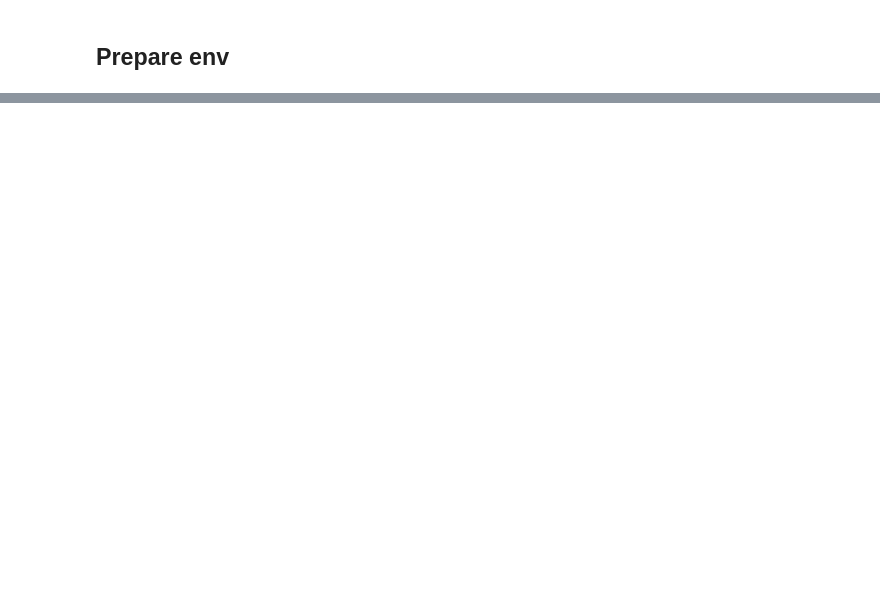
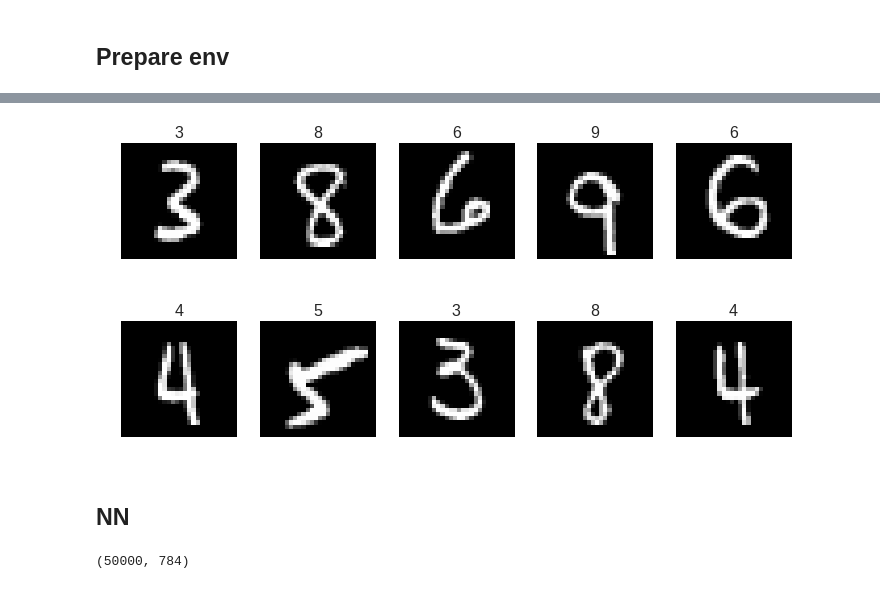
Before and after one commit to nmpacheco/colab, a Jupyter notebook: testing_env.ipynb, the cells around one changed output, grey strips where cells are left out. Saved outputs shown, nothing was run; the diff lists cells and outputs as text; code cells hidden in the pictures; blank space fills up the shorter version.

```diff
--- a/testing_env.ipynb
+++ b/testing_env.ipynb
@@ -97,0 +104,9 @@ True
+# %%
+def plots(ims, figsize=(12,6), rows=2, titles=None):
+    f = plt.figure(figsize=figsize)
+    cols = len(ims)//rows
+    for i in range(len(ims)):
+        sp = f.add_subplot(rows, cols, i+1)
+        sp.axis('Off')
+        if titles is not None: sp.set_title(titles[i], fontsize=16)
+        plt.imshow(ims[i], cmap='gray')
@@ -97,0 +125,6 @@ True
+# %%
+plots(x_imgs[:10], titles=y_valid[:10])
+# %% [output]
+[figure, added]
+# %% [markdown]
+## NN
@@ -97,0 +142,4 @@ True
+# %%
+x.shape
+# %% [output]
+(50000, 784)
```
Also changed, not shown: parts of 34 cells of this notebook.
